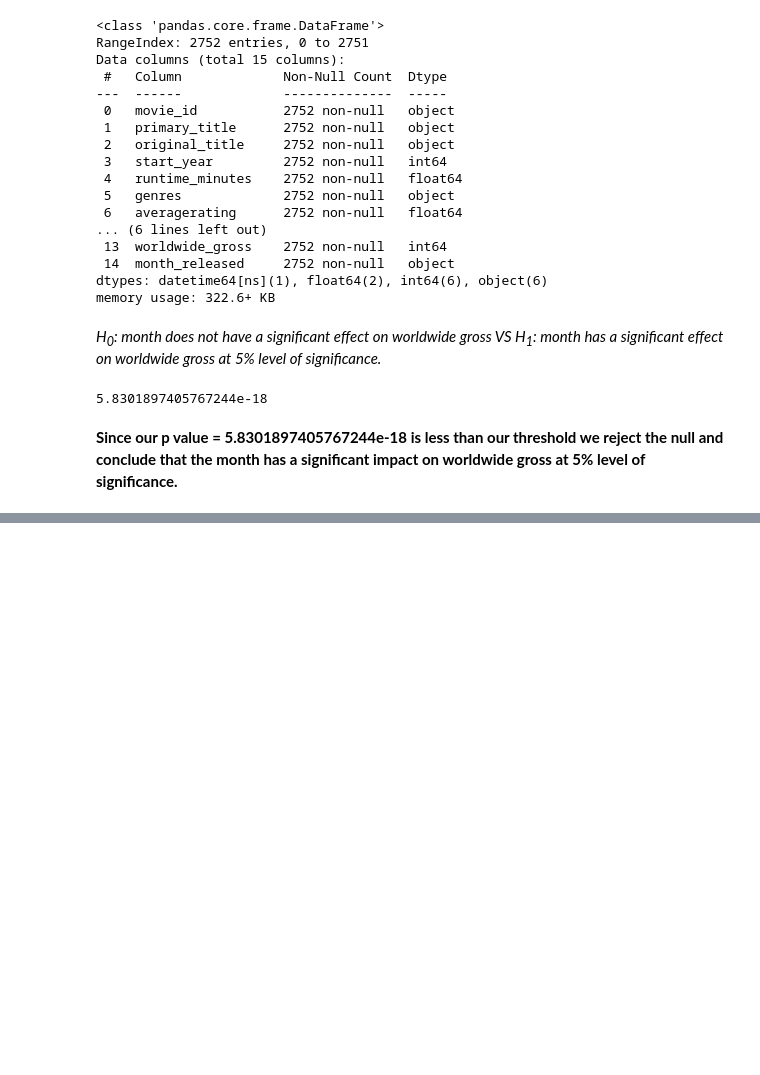
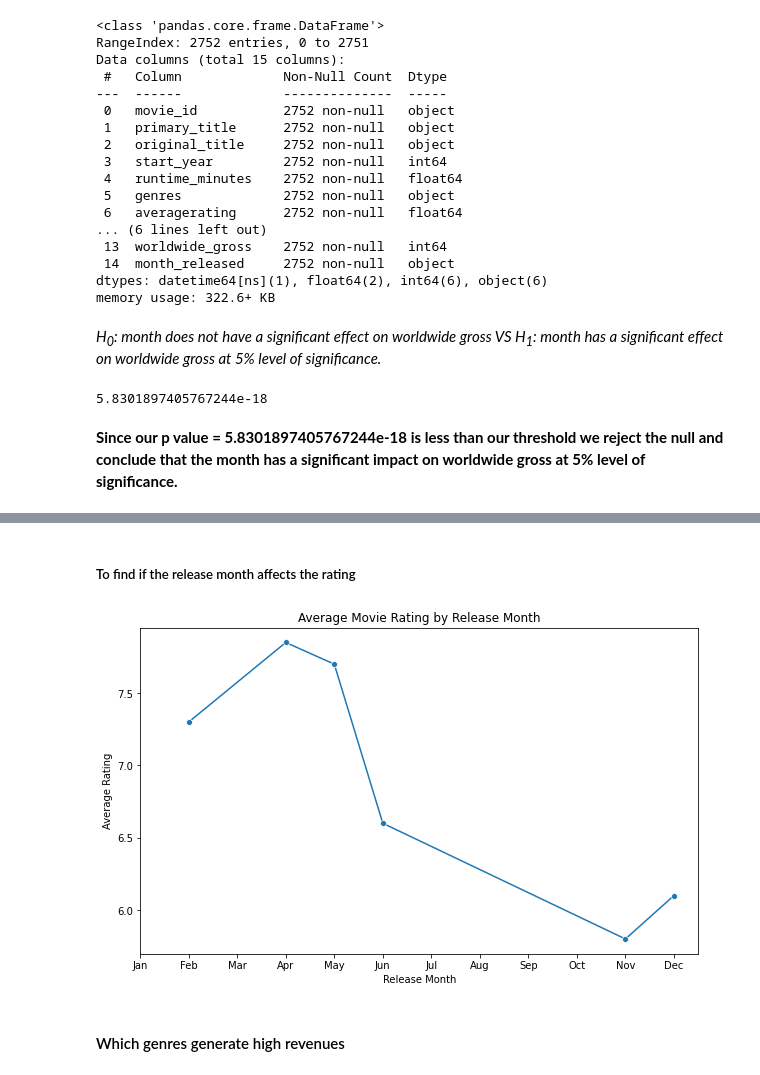
Before and after one commit to Graham-49/Phase2-project, a Jupyter notebook: index.ipynb, the cells around one changed output, grey strips where cells are left out. Drawn from its saved outputs; the diff is of its cells as text; code cells hidden in the pictures; blank space fills up the shorter version.

```diff
--- a/index.ipynb
+++ b/index.ipynb
@@ -316,0 +382,21 @@ p
+# %% [markdown]
+##### To find if the release month  affects the rating
+# %%
+
+movie_details_and_revenue['month_released'] = movie_details_and_revenue['release_date'].dt.month
+
+# Average rating per month
+monthly_ratings = movie_details_and_revenue.groupby('month_released')['averagerating'].mean()
+
+plt.figure(figsize=(10,6))
+sns.lineplot(x=monthly_ratings.index, y=monthly_ratings.values, marker='o')
+plt.title('Average Movie Rating by Release Month')
+plt.xlabel('Release Month')
+plt.ylabel('Average Rating')
+plt.xticks(range(1,13)
+           , ['Jan', 'Feb', 'Mar', 'Apr', 'May', 'Jun', 'Jul', 'Aug', 'Sep', 'Oct', 'Nov', 'Dec'])
+plt.show()
+# %% [output]
+[figure, added]
+# %% [markdown]
+#### Which genres generate high revenues
```
Also changed, not shown: parts of 5 cells of this notebook, 1 other file.
